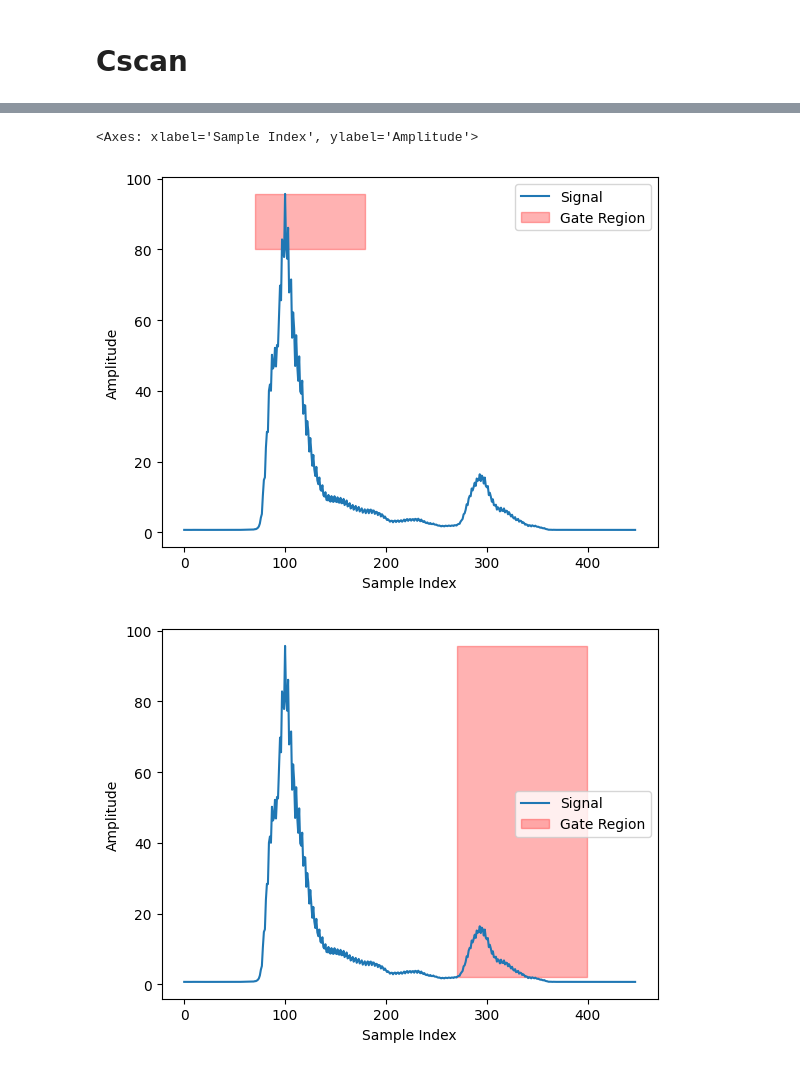
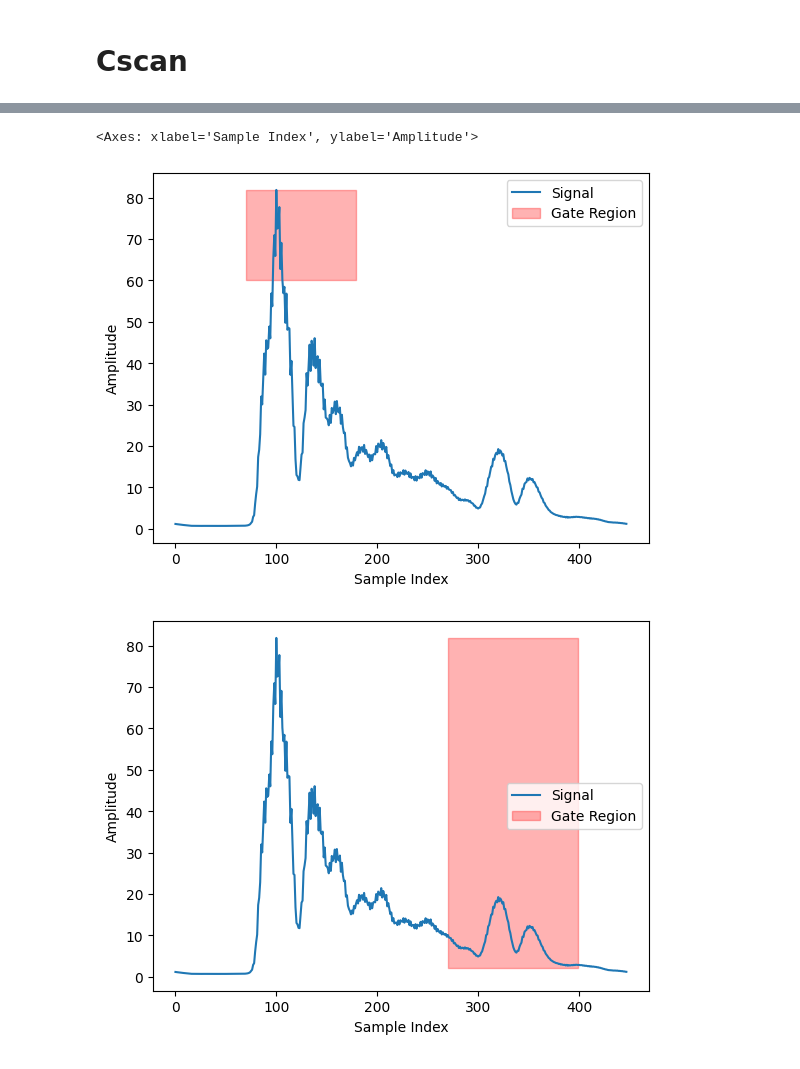
Before and after one commit to topeberti/UTvsXCT-preprocessing, a Jupyter notebook: produccion/signal/cscan.ipynb, the cells around one changed output, grey strips where cells are left out. Saved outputs shown, nothing was run; the diff lists cells and outputs as text; code cells hidden in the pictures.

Commit message:
Add onlypores/align notebooks, tutorials, datasetmaker updates and notebook refreshes
Co-Authored-By: Claude Sonnet 5.5 <noreply@anthropic.com>

```diff
--- a/produccion/signal/cscan.ipynb
+++ b/produccion/signal/cscan.ipynb
@@ -20,7 +20,7 @@ Connected to the database
 # %% [markdown]
 ## Measurements file paths
 # %%
-original_path = Path(r"\\192.168.10.106\imdea\DataDriven_UT_AlbertoVicente\03_UT_data\Probetas JI\probetas\2025 methodology\12\12.tif")
+original_path = Path(r"/media/alberto.vicente/02BF-AD3D/TFG02_02_5MHz_28_77mmdistance_20mms_10mmrange.tif")
 
 measurements_table = db.relation_metadata('measurements','samples','sample_measurements')
 
@@ -54,7 +54,7 @@ volume = io.load_tif(original_path)
 volume = np.swapaxes(volume,0,2)
 volume_shape = volume.shape
 volume = volume.reshape((volume_shape[0]*volume_shape[1],1, -1))
-align_point = 100
+align_point = 50
 volume = signal.align_signals_optimized(volume,point=align_point)
 volume = volume.reshape(volume_shape)
 volume = np.swapaxes(volume,0,2)
@@ -83,17 +83,17 @@ plt.show()
 # %%
 #select the gates
-gate1 = (70,180,80)
+gate1 = (70,180,60)
 gate2 = (270,400,2)
 
 #plot the first gate to check
 signal.plot_gate(mean_material_signal,gate1)
 
 #plot the second gate to check
 signal.plot_gate(mean_material_signal,gate2)
 # %% [output]
 <Axes: xlabel='Sample Index', ylabel='Amplitude'>
-[figure, old version]
+[figure, new version]
-[figure, old version]
+[figure, new version]
 # %%
 # Enhanced Professional Plot Theme Configuration
 # Color palette: #4281a4 (primary blue), #4c3b4d (deep purple), #48a9a6 (teal), #e4dfda (light beige), #e980fc (magenta)
```
Also changed, not shown: parts of 5 cells of this notebook, 11 other files.
